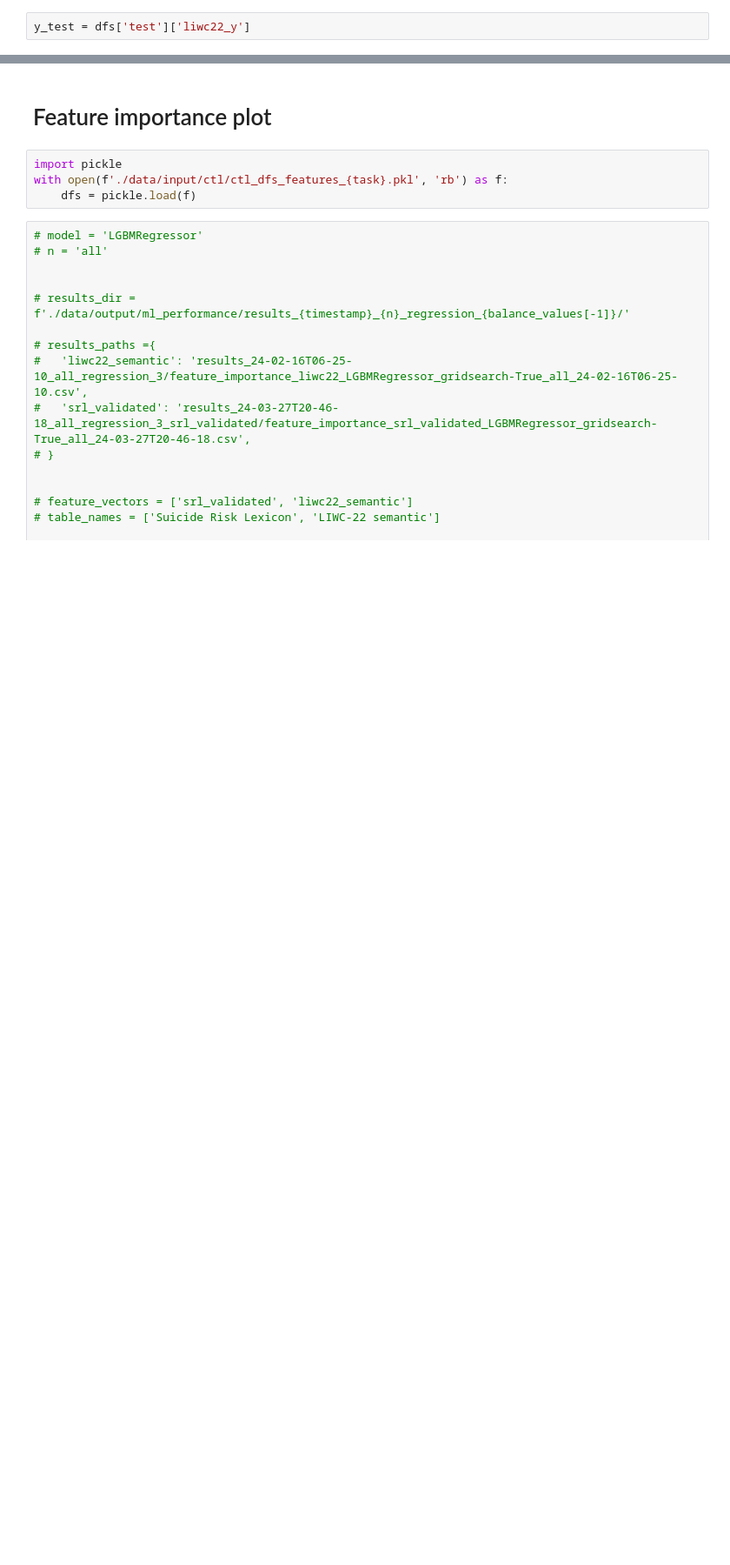
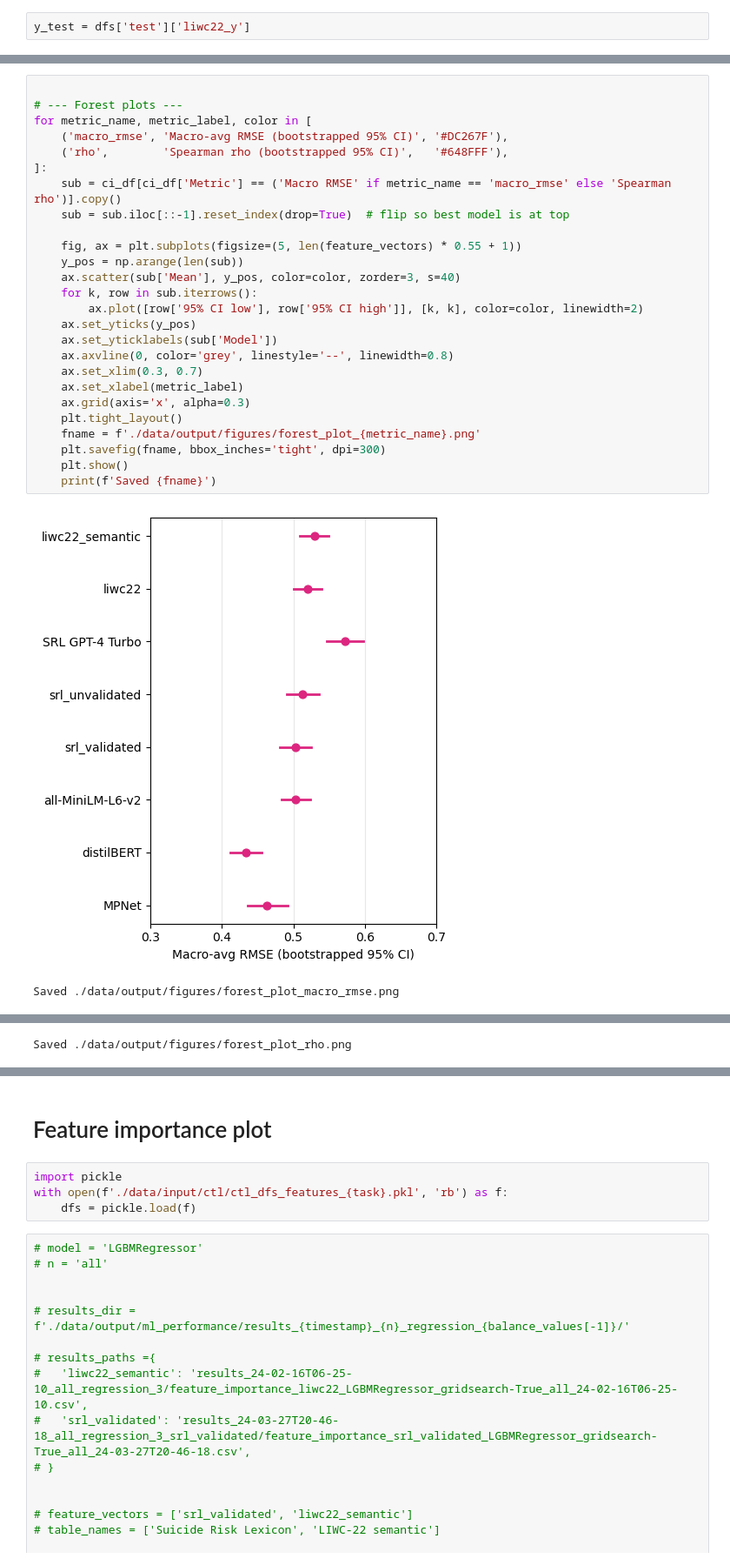
Before and after one commit to danielmlow/lexicon, a Jupyter notebook: suicide_risk_assessment_results.ipynb, the cells around one changed output, grey strips where cells are left out. Shown at 87% size. Drawn from its saved outputs; the diff is of its cells as text; blank space fills up the shorter version.

```diff
--- a/suicide_risk_assessment_results.ipynb
+++ b/suicide_risk_assessment_results.ipynb
@@ -644,0 +899,29 @@ feature_vector
+# %%
+
+# --- Forest plots ---
+for metric_name, metric_label, color in [
+    ('macro_rmse', 'Macro-avg RMSE (bootstrapped 95% CI)', '#DC267F'),
+    ('rho',        'Spearman rho (bootstrapped 95% CI)',   '#648FFF'),
+]:
+    sub = ci_df[ci_df['Metric'] == ('Macro RMSE' if metric_name == 'macro_rmse' else 'Spearman rho')].copy()
+    sub = sub.iloc[::-1].reset_index(drop=True)  # flip so best model is at top
+
+    fig, ax = plt.subplots(figsize=(5, len(feature_vectors) * 0.55 + 1))
+    y_pos = np.arange(len(sub))
+    ax.scatter(sub['Mean'], y_pos, color=color, zorder=3, s=40)
+    for k, row in sub.iterrows():
+        ax.plot([row['95% CI low'], row['95% CI high']], [k, k], color=color, linewidth=2)
+    ax.set_yticks(y_pos)
+    ax.set_yticklabels(sub['Model'])
+    ax.axvline(0, color='grey', linestyle='--', linewidth=0.8)
+    ax.set_xlim(0.3, 0.7)
+    ax.set_xlabel(metric_label)
+    ax.grid(axis='x', alpha=0.3)
+    plt.tight_layout()
+    fname = f'./data/output/figures/forest_plot_{metric_name}.png'
+    plt.savefig(fname, bbox_inches='tight', dpi=300)
+    plt.show()
+    print(f'Saved {fname}')
+# %% [output]
+[figure, added]
+Saved ./data/output/figures/forest_plot_macro_rmse.png
@@ -644,0 +929 @@ feature_vector
+Saved ./data/output/figures/forest_plot_rho.png
```
Also changed, not shown: parts of 44 cells of this notebook.
